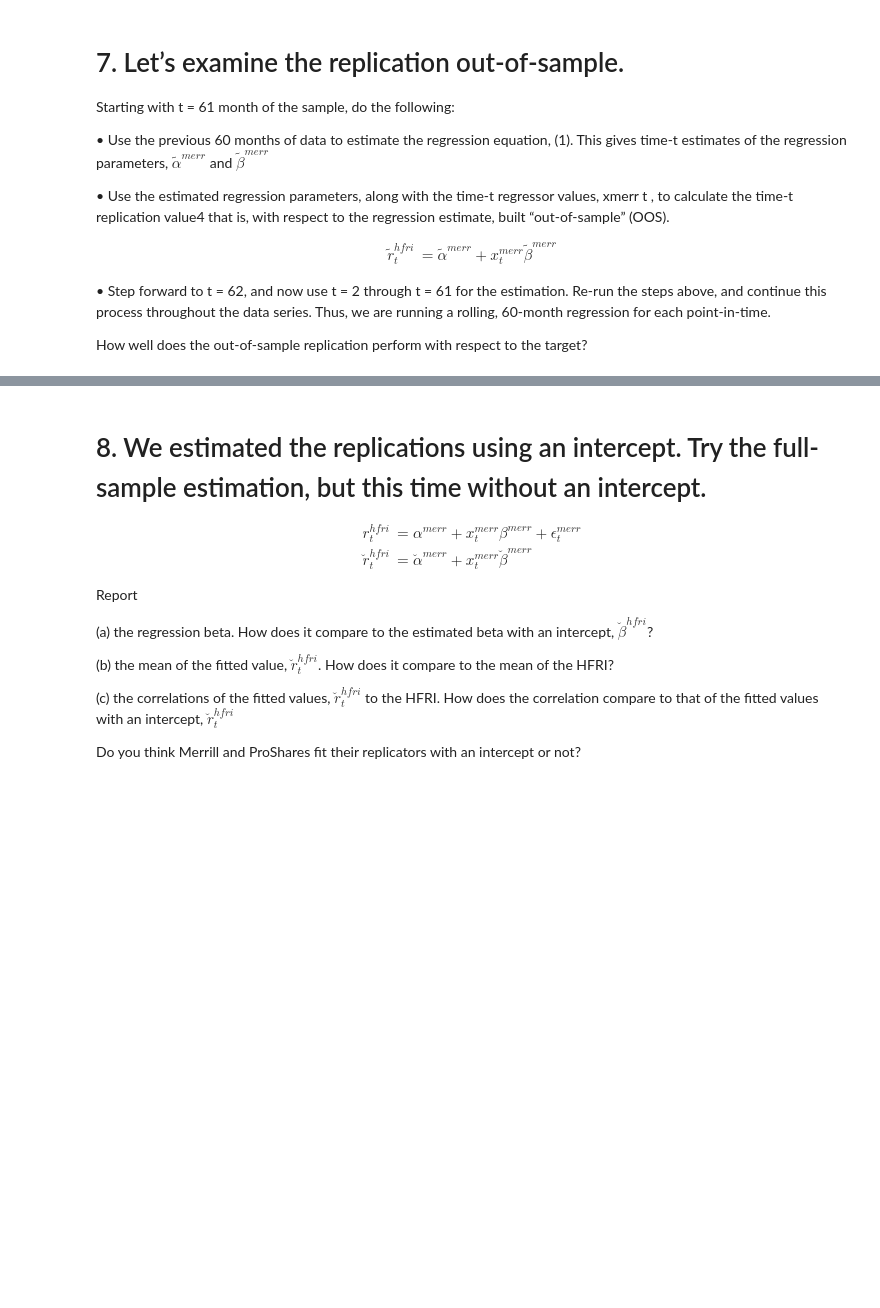
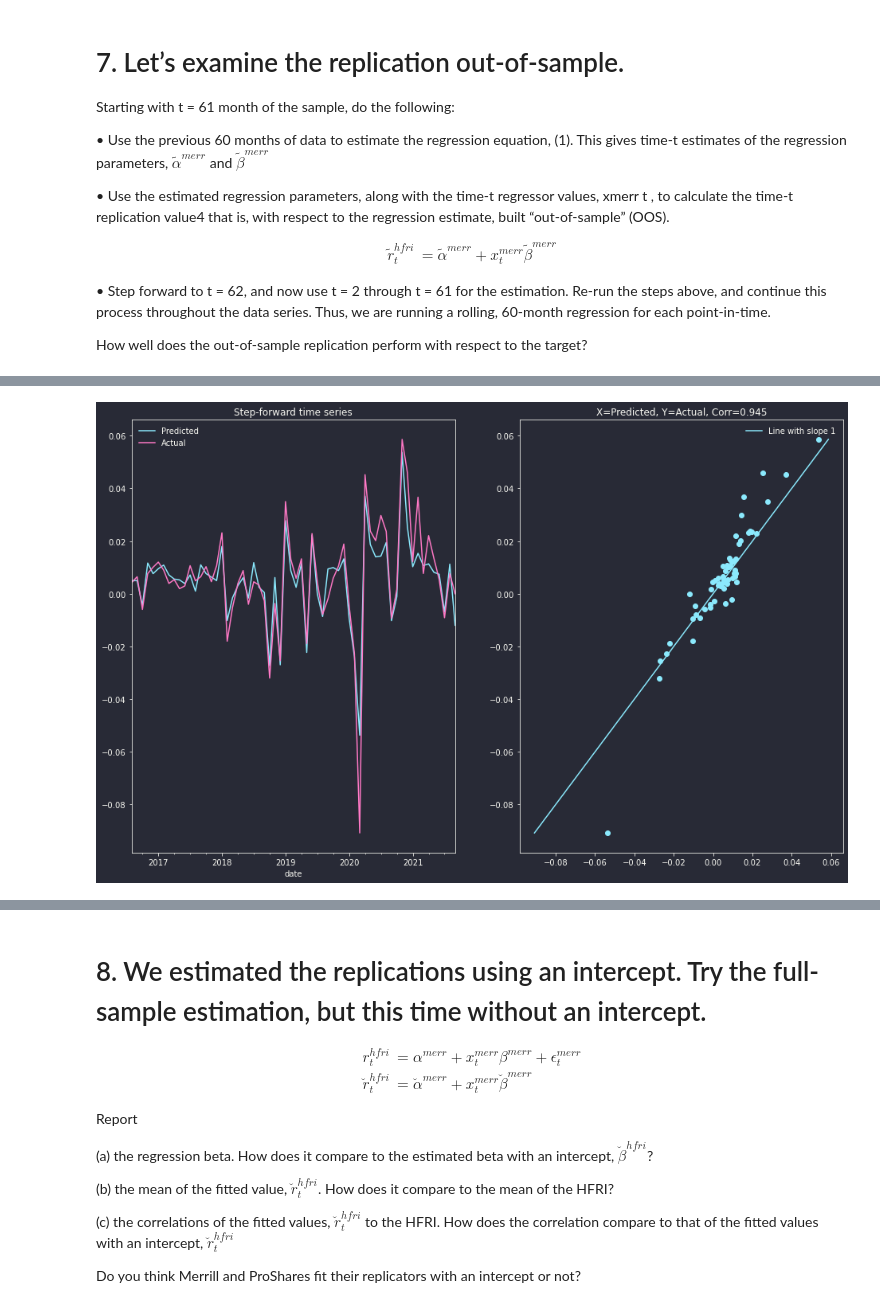
Before and after one commit to philipwlee/portrisk, a Jupyter notebook: hw2/hw2.ipynb, the cells around one changed output, grey strips where cells are left out. Drawn from its saved outputs; the diff is of its cells as text; code cells hidden in the pictures; blank space fills up the shorter version.

```diff
--- a/hw2/hw2.ipynb
+++ b/hw2/hw2.ipynb
@@ -209,0 +257,6 @@ Note that the second equation is just our notation for the fitted replication.
+# %%
+unres = sm.OLS(hf["HFRIFWI Index"], sm.add_constant(mer)).fit()
+print("(a) intercept and betas:")
+print(unres.params)
+print("(c) R^2 = {unres.rsquared} adj-R^2 = {unres.rsquared_adj}")
+print(f"(d) Tracking error: {unres.resid.std()}")
@@ -229,0 +346,18 @@ How well does the out-of-sample replication perform with respect to the target?
+# %%
+fig, axs = plt.subplots(1,2)
+
+pred.plot(label="Predicted", ax=axs[0])
+actual.plot(label="Actual", ax=axs[0])
+axs[0].legend()
+axs[0].set_title("Step-forward time series")
+
+axs[1].scatter(pred, actual)
+reg_cor = np.corrcoef(pred,actual)[0,1]
+axs[1].set_title(f"X=Predicted, Y=Actual, Corr={reg_cor:.3f}")
+line = [min(min(pred), min(actual)), max(max(pred), max(actual))]
+axs[1].plot(line, line, label="Line with slope 1")
+axs[1].legend()
+
+plt.show()
+# %% [output]
+[figure, added]
```
Also changed, not shown: parts of 9 cells of this notebook.
